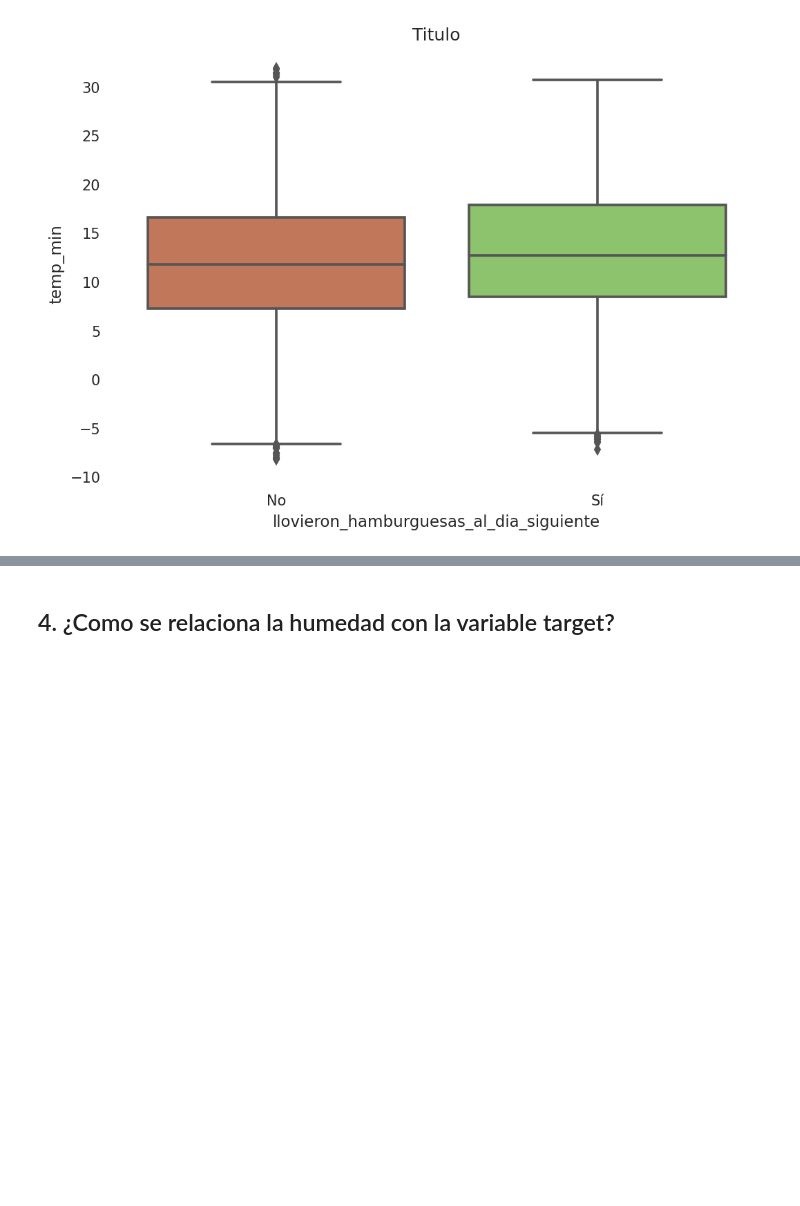
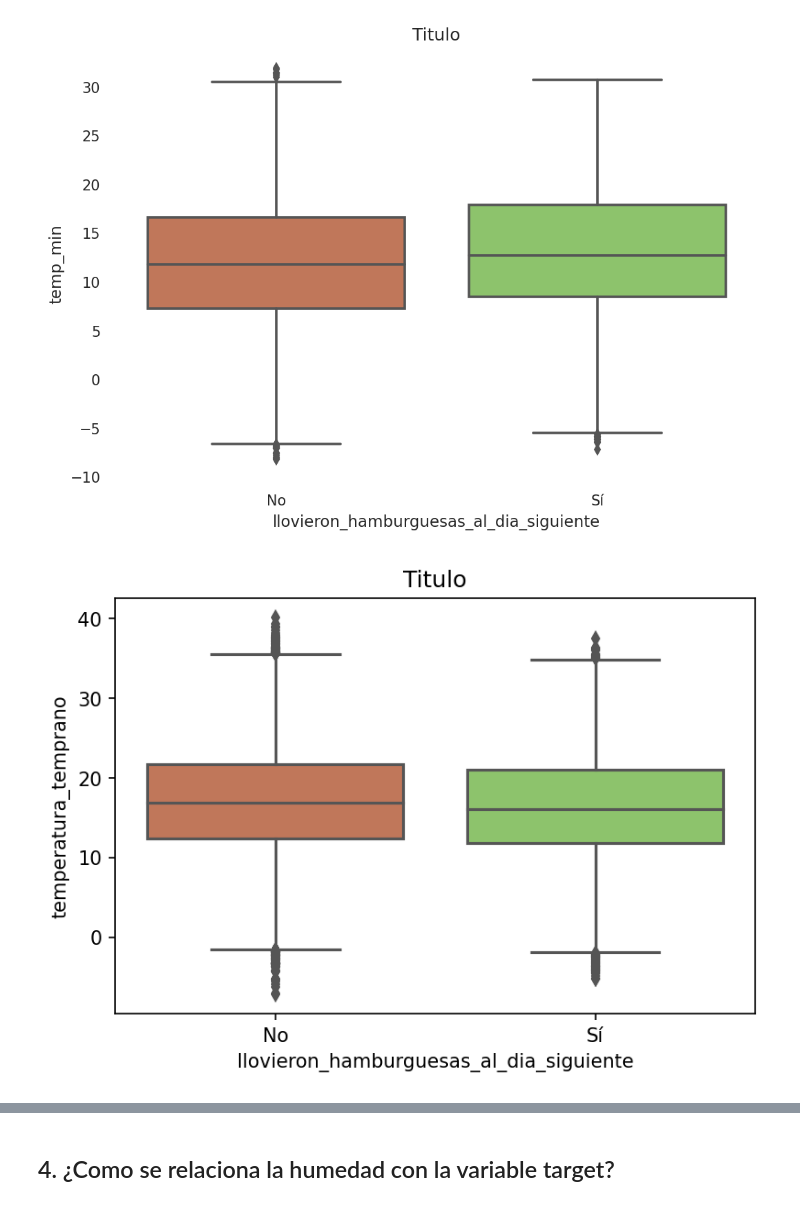
Before and after one commit to aflouret/lluvia-de-hamburguesas, a Jupyter notebook: tp.ipynb, the cells around one changed output, grey strips where cells are left out. Cells and saved outputs as stored; diff of their text form; code cells hidden in the pictures; blank space fills up the shorter version.

```diff
--- a/tp.ipynb
+++ b/tp.ipynb
@@ -289,3 +291,17 @@ plt.xticks([False, True], ["No", "Sí"])
 plt.show()
 # %% [output]
 [figure]
+# %%
+plt.figure(dpi=150)
+plt.title("Titulo")
+sns.boxplot(
+    data=df,
+
+    y='temperatura_temprano',
+    x='llovieron_hamburguesas_al_dia_siguiente',
+    palette=['#D17049', "#89D15E"],
+)
+plt.xticks([False, True], ["No", "Sí"])
+plt.show()
+# %% [output]
+[figure, added]
```
Also changed, not shown: parts of 3 cells of this notebook.
